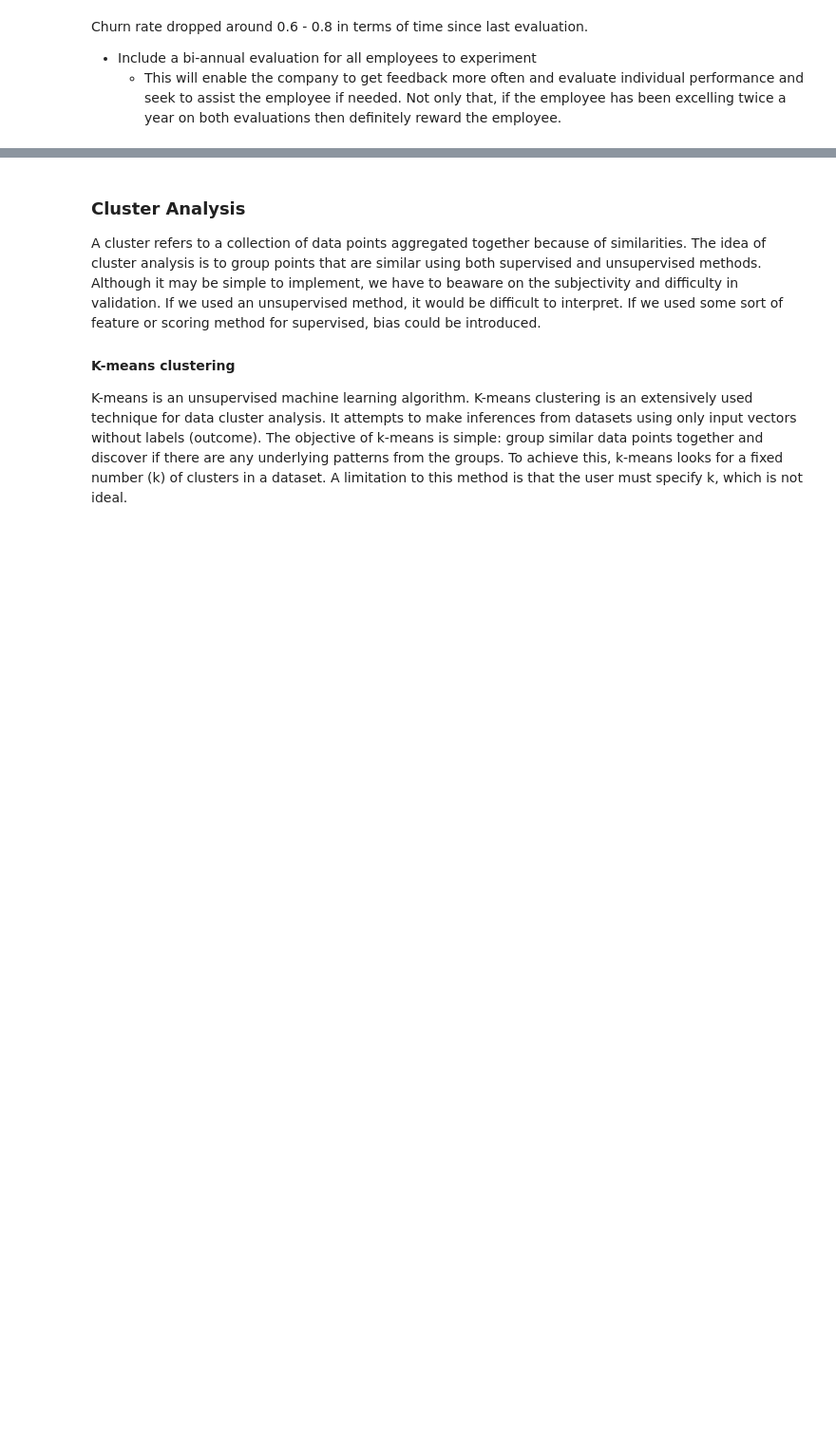
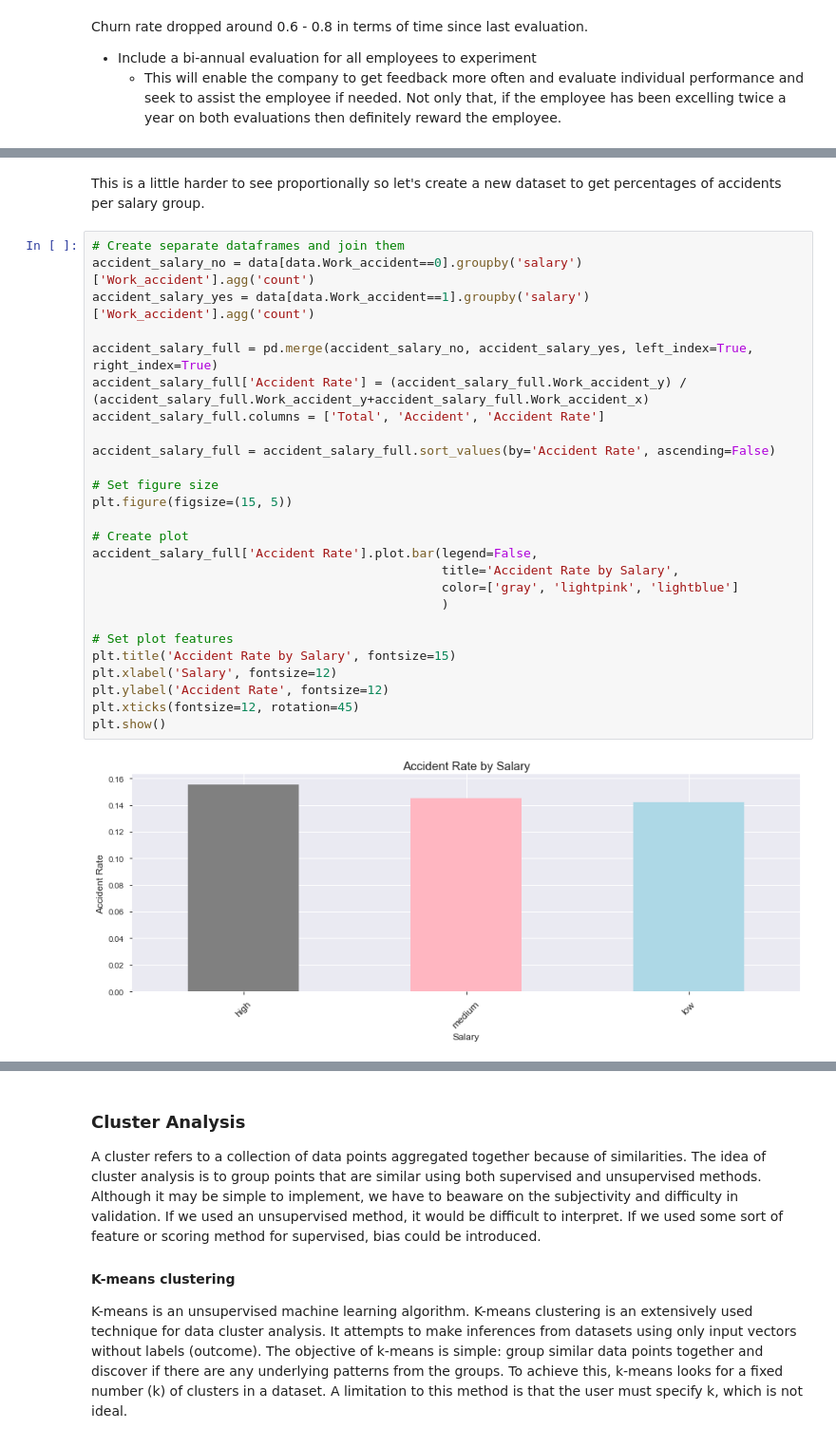
Before and after one commit to davidtnly/MachineLearning, a Jupyter notebook: 32-churn-prediction.ipynb, the cells around one changed output, grey strips where cells are left out. Shown at 95% size. Drawn from its saved outputs; the diff is of its cells as text; blank space fills up the shorter version.

```diff
--- a/32-churn-prediction.ipynb
+++ b/32-churn-prediction.ipynb
@@ -1006,0 +1031,30 @@ Churn rate dropped around 0.6 - 0.8 in terms of time since last evaluation.
+# %% [markdown]
+This is a little harder to see proportionally so let's create a new dataset to get percentages of accidents per salary group.
+# %%
+# Create separate dataframes and join them
+accident_salary_no = data[data.Work_accident==0].groupby('salary')['Work_accident'].agg('count')
+accident_salary_yes = data[data.Work_accident==1].groupby('salary')['Work_accident'].agg('count')
+
+accident_salary_full = pd.merge(accident_salary_no, accident_salary_yes, left_index=True, right_index=True)
+accident_salary_full['Accident Rate'] = (accident_salary_full.Work_accident_y) / (accident_salary_full.Work_accident_y+accident_salary_full.Work_accident_x)
+accident_salary_full.columns = ['Total', 'Accident', 'Accident Rate']
+
+accident_salary_full = accident_salary_full.sort_values(by='Accident Rate', ascending=False)
+
+# Set figure size
+plt.figure(figsize=(15, 5))
+
+# Create plot
+accident_salary_full['Accident Rate'].plot.bar(legend=False,
+                                               title='Accident Rate by Salary',
+                                               color=['gray', 'lightpink', 'lightblue']
+                                               )
+
+# Set plot features
+plt.title('Accident Rate by Salary', fontsize=15)
+plt.xlabel('Salary', fontsize=12)
+plt.ylabel('Accident Rate', fontsize=12)
+plt.xticks(fontsize=12, rotation=45)
+plt.show()
+# %% [output]
+[figure, added]
```
Also changed, not shown: parts of 18 cells of this notebook.
